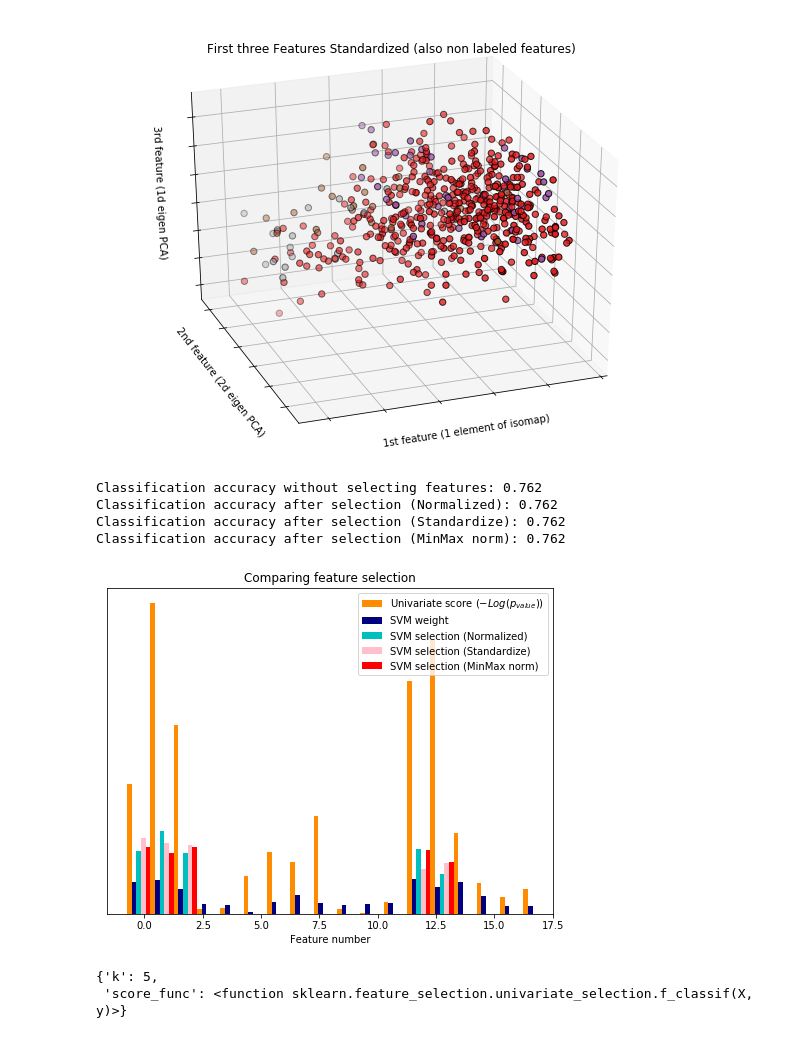
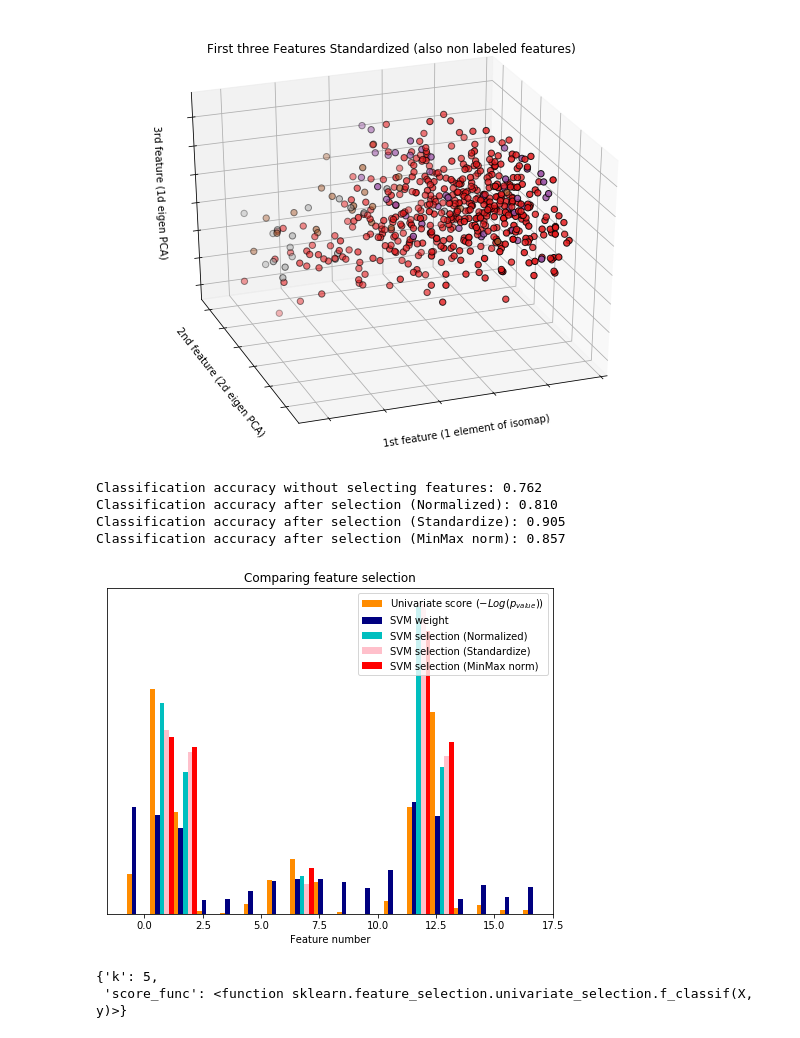
Before and after one commit to emanuelevivoli/2019-Machine-Learning-FCT, a Jupyter notebook: Second/Tp2_notebook_simo-restart.ipynb, the cells around one changed output. Saved outputs shown, nothing was run; the diff lists cells and outputs as text; code cells hidden in the pictures.

```diff
--- a/Second/Tp2_notebook_simo-restart.ipynb
+++ b/Second/Tp2_notebook_simo-restart.ipynb
@@ -62,5 +47,5 @@ loader = Loader().load()
 
 # get dataset, labels, and dataset splitted by classes
 dataset = loader.getDataset()
-labels = loader.getLabels()
+ids, labels = loader.getLabels()
 class_split_dataset = loader.getClassSplitDataset()
@@ -91,8 +72,6 @@ features = np.concatenate((pca_dataset_embedded,tsne_dataset_embedded, isomap_da
 # standardization
 scaler = StandardScaler()
 features_std = scaler.fit_transform(features)
-ids = labels[:,0]
-labels = labels[:,1]
 # %%
 print(features_std.shape)
 print(labels.shape)
@@ -162,13 +141,13 @@ k_selection = 5
 
 # Split dataset to select feature and evaluate the classifier
 X_train, X_test, y_train, y_test = train_test_split(
-        feat, lbs, stratify=lbs#, random_state=0
+        feat, lbs, stratify=lbs, random_state=0
 )
 
 selector = SelectKBest(f_classif, k=k_selection)
 selector.fit(X_train, y_train)
 scores = -np.log10(selector.pvalues_)
-scores /= scores.max()
+scores /= scores.sum()
 X_indices = np.arange(feat.shape[-1])
 plt.bar(X_indices - .65, scores, width=.2,
         label=r'Univariate score ($-Log(p_{value})$)', color='darkorange')#,edgecolor='black')
@@ -225,37 +204,37 @@ plt.bar(X_indices[selector.get_support()] - .05, svm_weights_selected,
 
 
 # #############################################################################
 # SVM on MinMax Normalized input
 
 clf_selected = make_pipeline(
         SelectKBest(f_classif, k=k_selection),
     MinMaxScaler(),
     LinearSVC()
 )
 clf_selected.fit(X_train, y_train)
 print('Classification accuracy after selection (MinMax norm): {:.3f}'
       .format(clf_selected.score(X_test, y_test)))
 
 svm_weights_selected = np.abs(clf_selected[-1].coef_).sum(axis=0)
 svm_weights_selected /= svm_weights_selected.sum()
 
 plt.bar(X_indices[selector.get_support()] + .15, svm_weights_selected,
         width=.2, label='SVM selection (MinMax norm)', color='red')#,edgecolor='black')
 
 plt.title("Comparing feature selection")
 plt.xlabel('Feature number')
 plt.yticks(())
 plt.axis('tight')
 plt.legend(loc='upper right')
 
 
 plt.show()
 # %% [output]
 Classification accuracy without selecting features: 0.762
-Classification accuracy after selection (Normalized): 0.762
-Classification accuracy after selection (Standardize): 0.762
-Classification accuracy after selection (MinMax norm): 0.762
+Classification accuracy after selection (Normalized): 0.810
+Classification accuracy after selection (Standardize): 0.905
+Classification accuracy after selection (MinMax norm): 0.857
-[figure, old version]
+[figure, new version]
 # %%
 selector.get_params()
 # %% [output]
```
Also changed, not shown: parts of 26 cells of this notebook, 28 other files.
